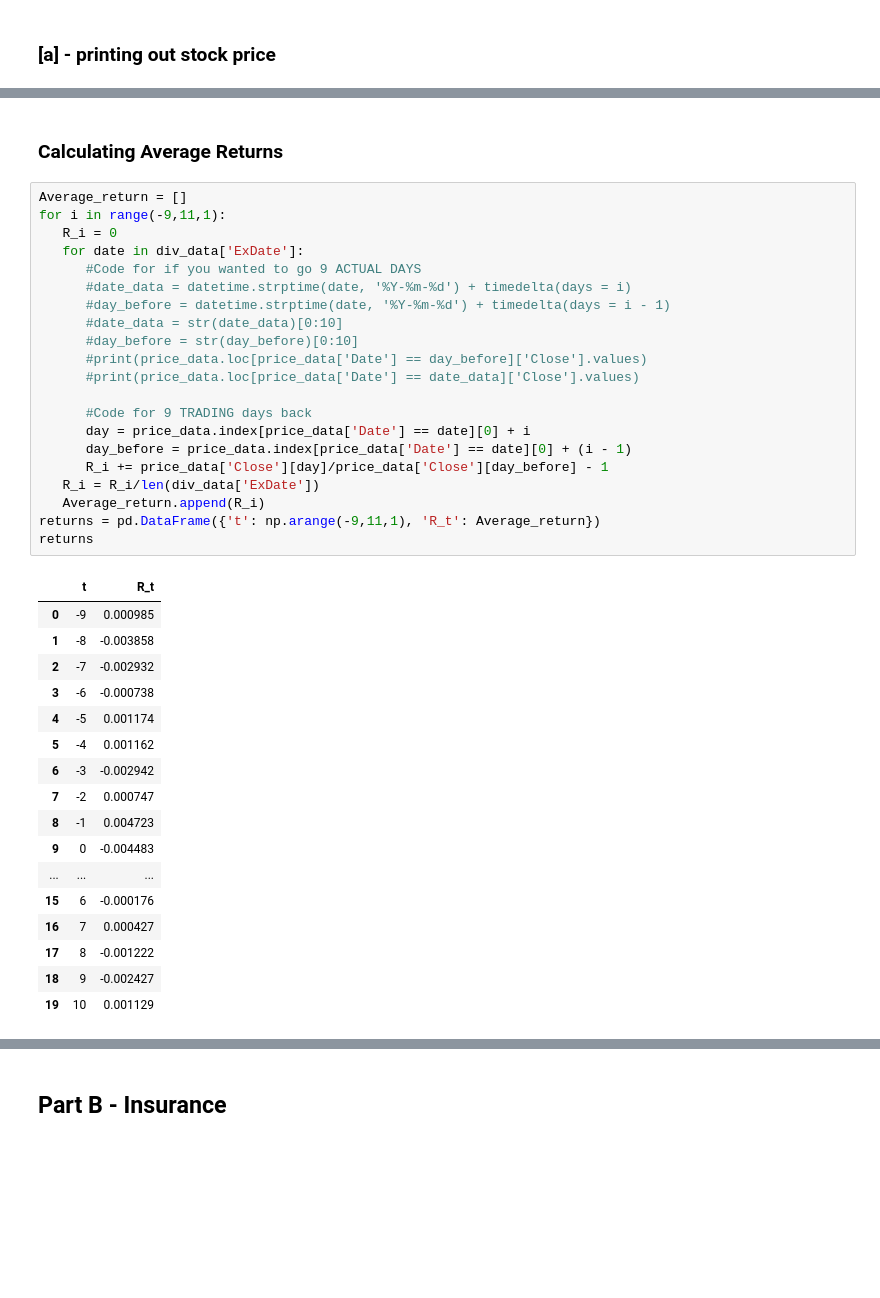
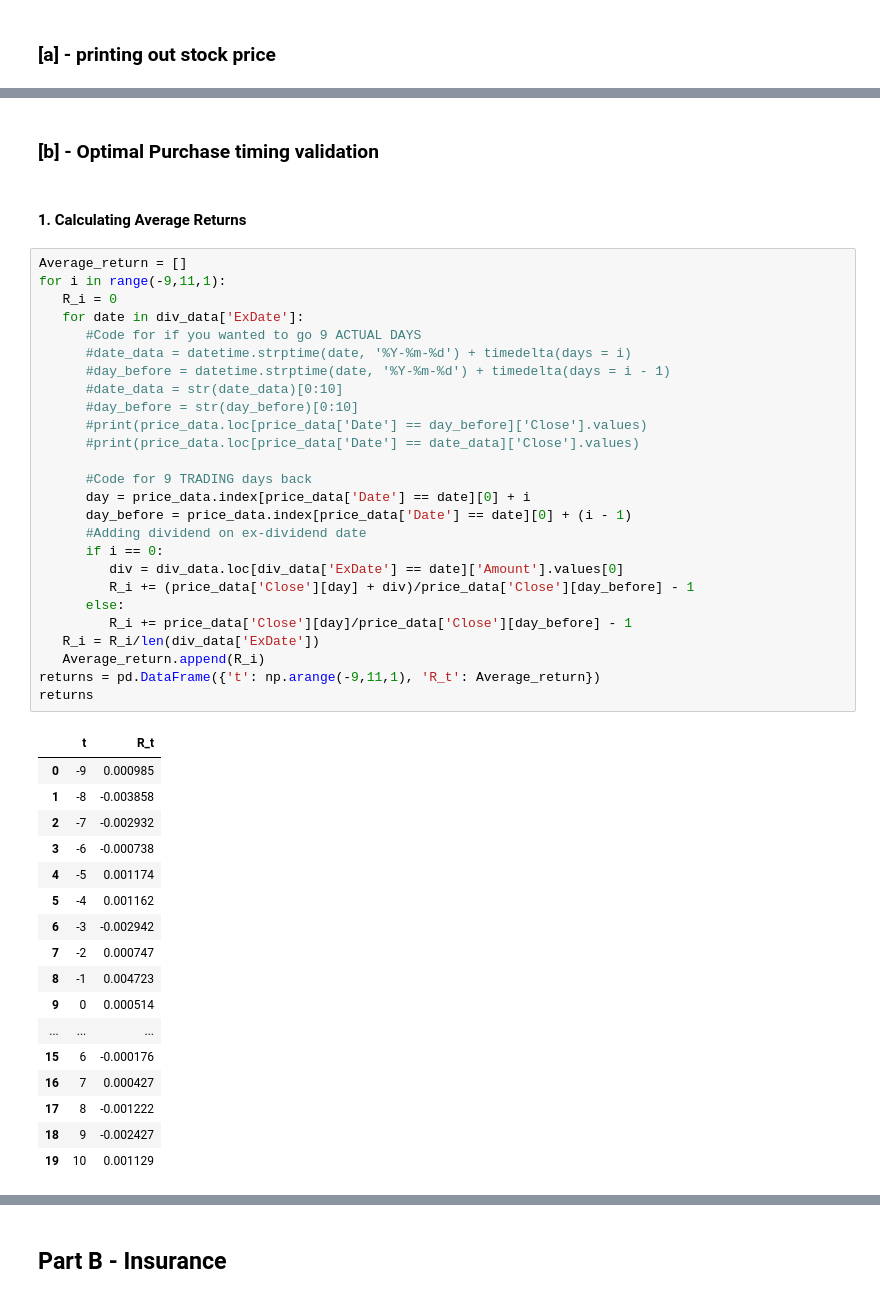
Before and after one commit to dg3358/Columbia-ACTU-5841, a Jupyter notebook: Final/Final.ipynb, the cells around one changed output, grey strips where cells are left out. Cells and saved outputs as stored; diff of their text form; blank space fills up the shorter version.

```diff
--- a/Final/Final.ipynb
+++ b/Final/Final.ipynb
@@ -27,38 +26,45 @@ plt.show()
+# %% [markdown]
+### [b] - Optimal Purchase timing validation
 # %% [markdown]
-### Calculating Average Returns
+#### 1.  Calculating Average Returns
 # %%
 Average_return = []
 for i in range(-9,11,1):
    R_i = 0
    for date in div_data['ExDate']:
       #Code for if you wanted to go 9 ACTUAL DAYS
       #date_data = datetime.strptime(date, '%Y-%m-%d') + timedelta(days = i)
       #day_before = datetime.strptime(date, '%Y-%m-%d') + timedelta(days = i - 1)
       #date_data = str(date_data)[0:10]
       #day_before = str(day_before)[0:10]
       #print(price_data.loc[price_data['Date'] == day_before]['Close'].values)
       #print(price_data.loc[price_data['Date'] == date_data]['Close'].values)
 
       #Code for 9 TRADING days back
       day = price_data.index[price_data['Date'] == date][0] + i
       day_before = price_data.index[price_data['Date'] == date][0] + (i - 1)
-      R_i += price_data['Close'][day]/price_data['Close'][day_before] - 1
+      #Adding dividend on ex-dividend date
+      if i == 0:
+         div = div_data.loc[div_data['ExDate'] == date]['Amount'].values[0]
+         R_i += (price_data['Close'][day] + div)/price_data['Close'][day_before] - 1
+      else:
+         R_i += price_data['Close'][day]/price_data['Close'][day_before] - 1
    R_i = R_i/len(div_data['ExDate'])
    Average_return.append(R_i)
 returns = pd.DataFrame({'t': np.arange(-9,11,1), 'R_t': Average_return})
 returns
 # %% [output]
 |  | t | R_t |
 | 0 | -9 | 0.000985 |
 | 1 | -8 | -0.003858 |
 | 2 | -7 | -0.002932 |
 | 3 | -6 | -0.000738 |
 | 4 | -5 | 0.001174 |
 | 5 | -4 | 0.001162 |
 | 6 | -3 | -0.002942 |
 | 7 | -2 | 0.000747 |
 | 8 | -1 | 0.004723 |
-| 9 | 0 | -0.004483 |
+| 9 | 0 | 0.000514 |
 | ... | ... | ... |
 | 15 | 6 | -0.000176 |
 | 16 | 7 | 0.000427 |
```
Also changed, not shown: parts of 4 cells of this notebook.
